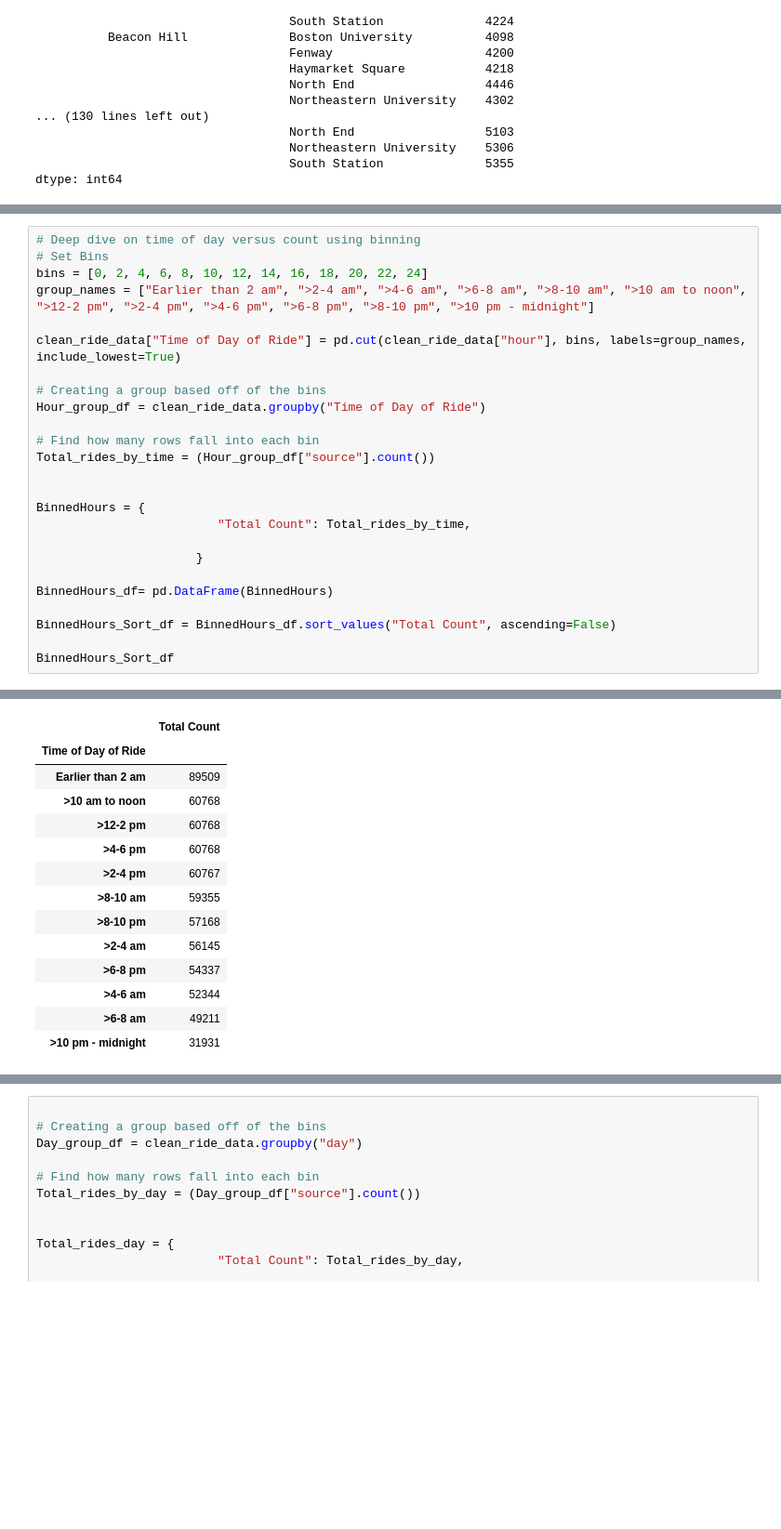
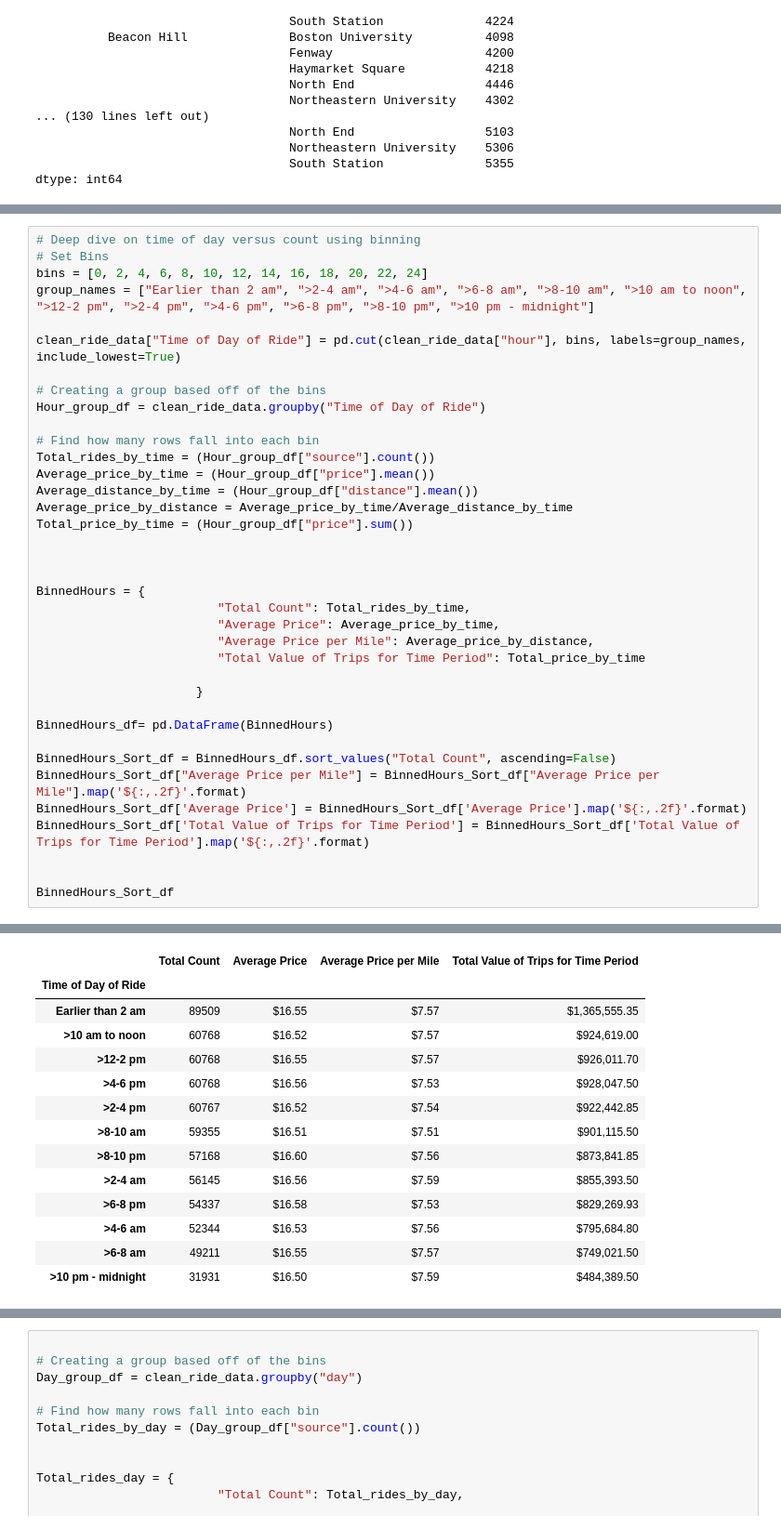
Before and after one commit to jillpeloquin13/UberProject, a Jupyter notebook: uber_data.ipynb, the cells around one changed output, grey strips where cells are left out. Shown: that part at 93% size. Saved outputs shown, nothing was run; the diff lists cells and outputs as text; blank space fills up the shorter version.

```diff
--- a/uber_data.ipynb
+++ b/uber_data.ipynb
@@ -189,47 +201,59 @@ Summary_table_Sort_df
 # %%
 # Deep dive on time of day versus count using binning
 # Set Bins
 bins = [0, 2, 4, 6, 8, 10, 12, 14, 16, 18, 20, 22, 24]
 group_names = ["Earlier than 2 am", ">2-4 am", ">4-6 am", ">6-8 am", ">8-10 am", ">10 am to noon", ">12-2 pm", ">2-4 pm", ">4-6 pm", ">6-8 pm", ">8-10 pm", ">10 pm - midnight"]
 
 clean_ride_data["Time of Day of Ride"] = pd.cut(clean_ride_data["hour"], bins, labels=group_names, include_lowest=True)
 
 # Creating a group based off of the bins
 Hour_group_df = clean_ride_data.groupby("Time of Day of Ride")
 
 # Find how many rows fall into each bin
 Total_rides_by_time = (Hour_group_df["source"].count())
+Average_price_by_time = (Hour_group_df["price"].mean())
+Average_distance_by_time = (Hour_group_df["distance"].mean())
+Average_price_by_distance = Average_price_by_time/Average_distance_by_time
+Total_price_by_time = (Hour_group_df["price"].sum())
+
 
 
 BinnedHours = {
                          "Total Count": Total_rides_by_time,
+                         "Average Price": Average_price_by_time,
+                         "Average Price per Mile": Average_price_by_distance,
+                         "Total Value of Trips for Time Period": Total_price_by_time
 
                       }
 
 BinnedHours_df= pd.DataFrame(BinnedHours)
 
 BinnedHours_Sort_df = BinnedHours_df.sort_values("Total Count", ascending=False)
+BinnedHours_Sort_df["Average Price per Mile"] = BinnedHours_Sort_df["Average Price per Mile"].map('${:,.2f}'.format)
+BinnedHours_Sort_df['Average Price'] = BinnedHours_Sort_df['Average Price'].map('${:,.2f}'.format)
+BinnedHours_Sort_df['Total Value of Trips for Time Period'] = BinnedHours_Sort_df['Total Value of Trips for Time Period'].map('${:,.2f}'.format)
+
 
 BinnedHours_Sort_df
 # %% [output]
 A value is trying to be set on a copy of a slice from a DataFrame.
 Try using .loc[row_indexer,col_indexer] = value instead
 
 See the caveats in the documentation: https://pandas.pydata.org/pandas-docs/stable/user_guide/indexing.html#returning-a-view-versus-a-copy
-|  | Total Count |
-| Time of Day of Ride |  |
-| Earlier than 2 am | 89509 |
-| >10 am to noon | 60768 |
-| >12-2 pm | 60768 |
-| >4-6 pm | 60768 |
-| >2-4 pm | 60767 |
-| >8-10 am | 59355 |
-| >8-10 pm | 57168 |
-| >2-4 am | 56145 |
-| >6-8 pm | 54337 |
-| >4-6 am | 52344 |
-| >6-8 am | 49211 |
-| >10 pm - midnight | 31931 |
+|  | Total Count | Average Price | Average Price per Mile | Total Value of Trips for Time Period |
+| Time of Day of Ride |  |  |  |  |
+| Earlier than 2 am | 89509 | $16.55 | $7.57 | $1,365,555.35 |
+| >10 am to noon | 60768 | $16.52 | $7.57 | $924,619.00 |
+| >12-2 pm | 60768 | $16.55 | $7.57 | $926,011.70 |
+| >4-6 pm | 60768 | $16.56 | $7.53 | $928,047.50 |
+| >2-4 pm | 60767 | $16.52 | $7.54 | $922,442.85 |
+| >8-10 am | 59355 | $16.51 | $7.51 | $901,115.50 |
+| >8-10 pm | 57168 | $16.60 | $7.56 | $873,841.85 |
+| >2-4 am | 56145 | $16.56 | $7.59 | $855,393.50 |
+| >6-8 pm | 54337 | $16.58 | $7.53 | $829,269.93 |
+| >4-6 am | 52344 | $16.53 | $7.56 | $795,684.80 |
+| >6-8 am | 49211 | $16.55 | $7.57 | $749,021.50 |
+| >10 pm - midnight | 31931 | $16.50 | $7.59 | $484,389.50 |
 # %%
 # Explore Day of week and Count ---> This step will take a long time to process
 
```
Also changed, not shown: parts of 21 cells of this notebook.
